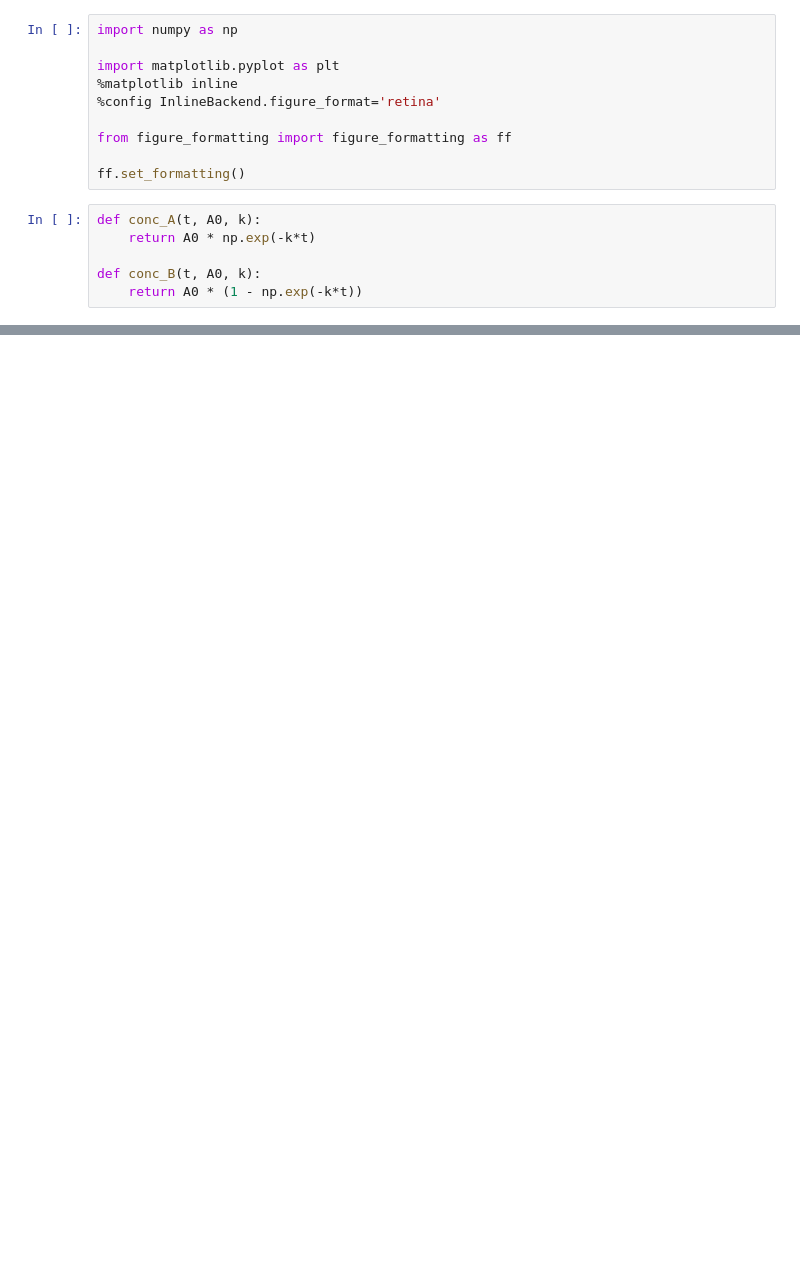
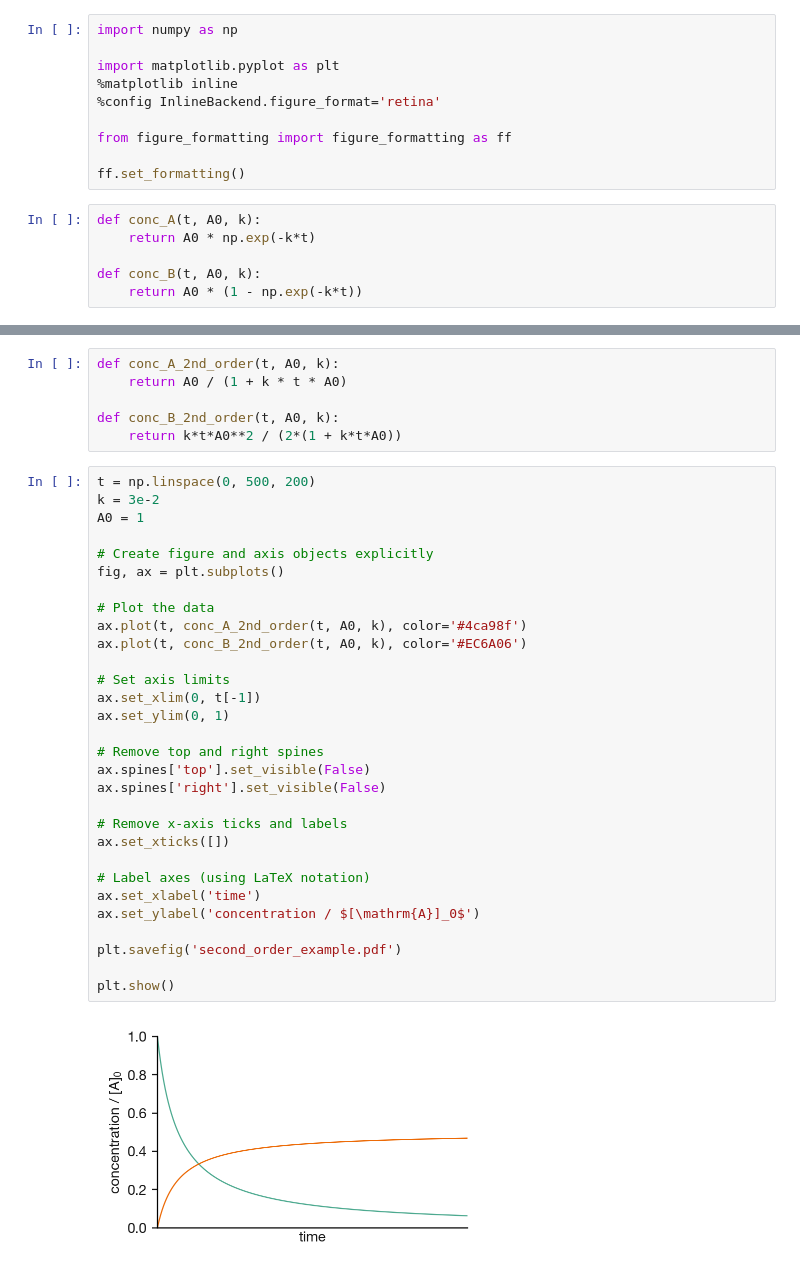
Before and after one commit to bjmorgan/CH22008, a Jupyter notebook: lecture_1/figures/first_order_example.ipynb, the cells around one changed output, grey strips where cells are left out. Saved outputs shown, nothing was run; the diff lists cells and outputs as text; blank space fills up the shorter version.

```diff
--- a/lecture_1/figures/first_order_example.ipynb
+++ b/lecture_1/figures/first_order_example.ipynb
@@ -46,3 +46,41 @@ plt.savefig('first_order_example.pdf')
 plt.show()
 # %% [output]
 [figure]
+# %%
+def conc_A_2nd_order(t, A0, k):
+    return A0 / (1 + k * t * A0)
+
+def conc_B_2nd_order(t, A0, k):
+    return k*t*A0**2 / (2*(1 + k*t*A0))
+# %%
+t = np.linspace(0, 500, 200)
+k = 3e-2
+A0 = 1
+
+# Create figure and axis objects explicitly
+fig, ax = plt.subplots()
+
+# Plot the data
+ax.plot(t, conc_A_2nd_order(t, A0, k), color='#4ca98f')
+ax.plot(t, conc_B_2nd_order(t, A0, k), color='#EC6A06')
+
+# Set axis limits
+ax.set_xlim(0, t[-1])
+ax.set_ylim(0, 1)
+
+# Remove top and right spines
+ax.spines['top'].set_visible(False)
+ax.spines['right'].set_visible(False)
+
+# Remove x-axis ticks and labels
+ax.set_xticks([])
+
+# Label axes (using LaTeX notation)
+ax.set_xlabel('time')
+ax.set_ylabel('concentration / $[\mathrm{A}]_0$')
+
+plt.savefig('second_order_example.pdf')
+
+plt.show()
+# %% [output]
+[figure, added]
```
Also changed, not shown: parts of 1 cell of this notebook, 20 other files.
